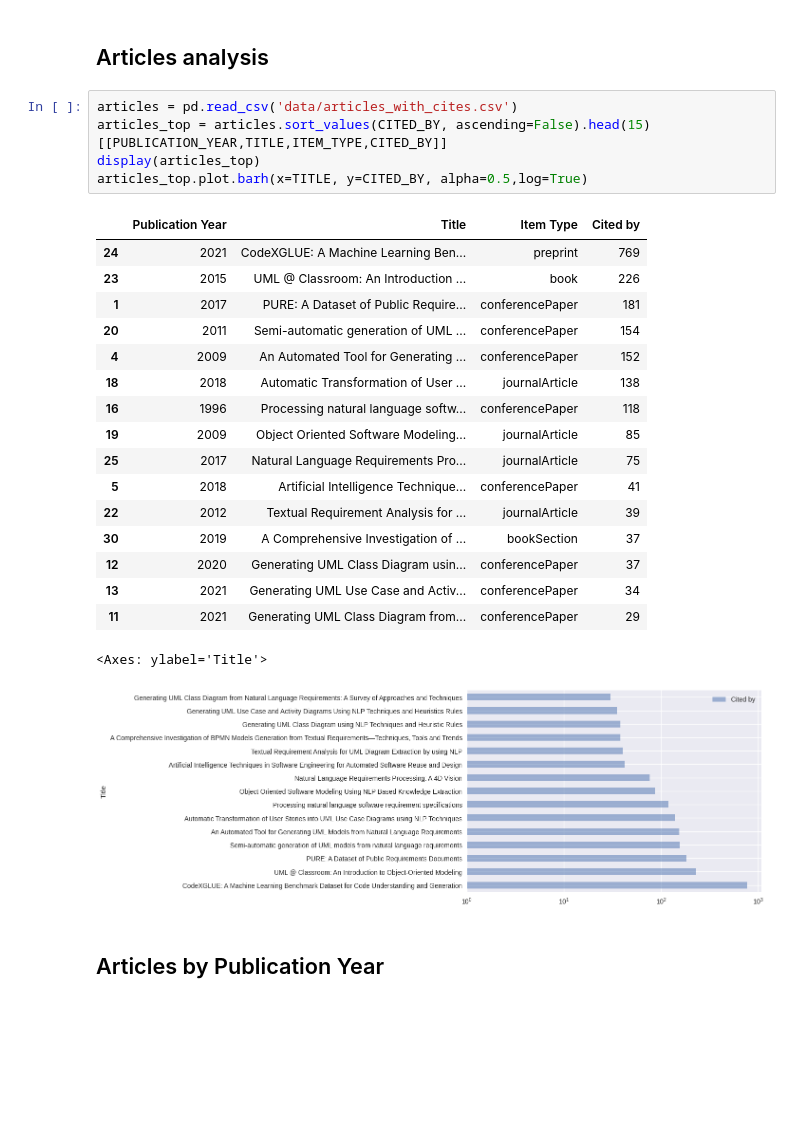
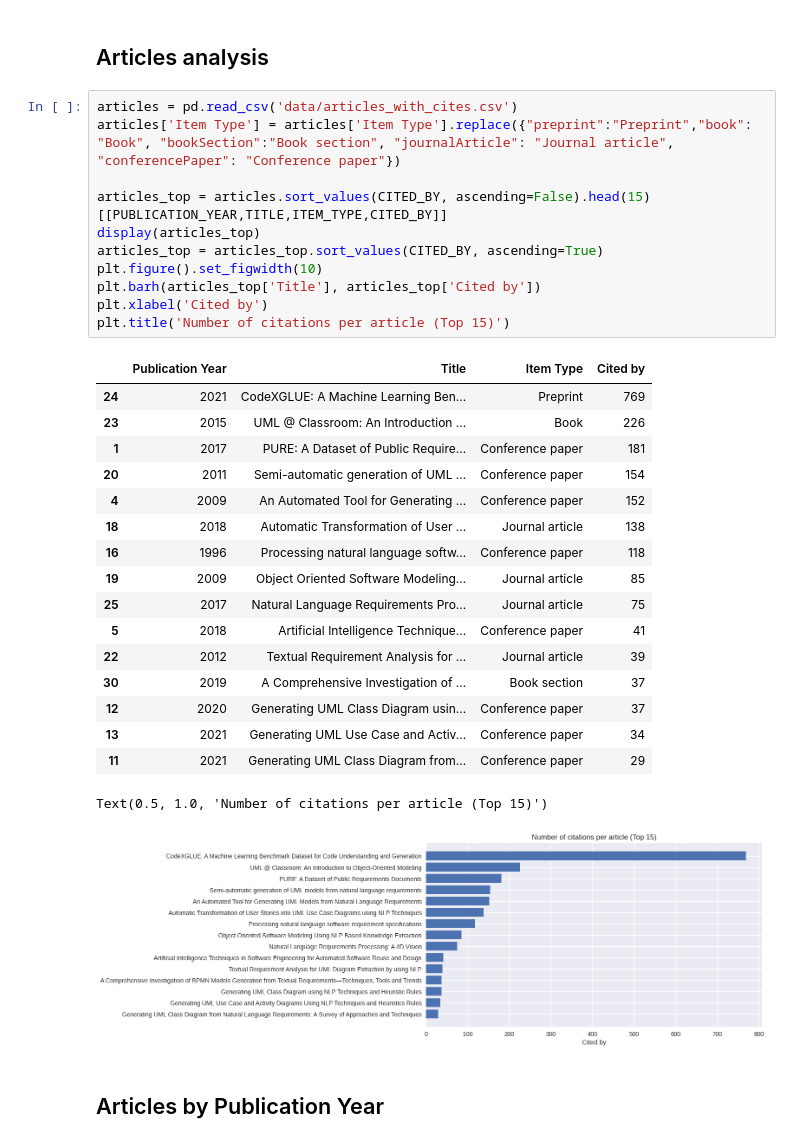
Before and after one commit to danimaniarqsoft/generative-ai-research, a Jupyter notebook: systematic-literature-review/notebook.ipynb, the cells around one changed output. Saved outputs shown, nothing was run; the diff lists cells and outputs as text; blank space fills up the shorter version.

```diff
--- a/systematic-literature-review/notebook.ipynb
+++ b/systematic-literature-review/notebook.ipynb
@@ -69,29 +70,35 @@ with open("queries/scopus_query.sql", "w") as text_file:
     print("TITLE-ABS-KEY({}) AND (LIMIT-TO(PUBYEAR,2016) OR LIMIT-TO(PUBYEAR,2017) OR LIMIT-TO(PUBYEAR,2018) OR LIMIT-TO(PUBYEAR,2019) OR LIMIT-TO(PUBYEAR,2020))".format(base_query), file=text_file)
 # %% [markdown]
 ## Articles analysis
-# %%
-articles = pd.read_csv('data/articles_with_cites.csv')
-articles_top = articles.sort_values(CITED_BY, ascending=False).head(15)[[PUBLICATION_YEAR,TITLE,ITEM_TYPE,CITED_BY]]
-display(articles_top)
-articles_top.plot.barh(x=TITLE, y=CITED_BY, alpha=0.5,log=True)
-# %% [output]
-|  | Publication Year | Title | Item Type | Cited by |
-| 24 | 2021 | CodeXGLUE: A Machine Learning Ben... | preprint | 769 |
-| 23 | 2015 | UML @ Classroom: An Introduction ... | book | 226 |
-| 1 | 2017 | PURE: A Dataset of Public Require... | conferencePaper | 181 |
-| 20 | 2011 | Semi-automatic generation of UML ... | conferencePaper | 154 |
-| 4 | 2009 | An Automated Tool for Generating ... | conferencePaper | 152 |
-| 18 | 2018 | Automatic Transformation of User ... | journalArticle | 138 |
-| 16 | 1996 | Processing natural language softw... | conferencePaper | 118 |
-| 19 | 2009 | Object Oriented Software Modeling... | journalArticle | 85 |
-| 25 | 2017 | Natural Language Requirements Pro... | journalArticle | 75 |
-| 5 | 2018 | Artificial Intelligence Technique... | conferencePaper | 41 |
-| 22 | 2012 | Textual Requirement Analysis for ... | journalArticle | 39 |
-| 30 | 2019 | A Comprehensive Investigation of ... | bookSection | 37 |
-| 12 | 2020 | Generating UML Class Diagram usin... | conferencePaper | 37 |
-| 13 | 2021 | Generating UML Use Case and Activ... | conferencePaper | 34 |
-| 11 | 2021 | Generating UML Class Diagram from... | conferencePaper | 29 |
-<Axes: ylabel='Title'>
-[figure, removed]
+# %%
+articles = pd.read_csv('data/articles_with_cites.csv')
+articles['Item Type'] = articles['Item Type'].replace({"preprint":"Preprint","book": "Book", "bookSection":"Book section", "journalArticle": "Journal article", "conferencePaper": "Conference paper"})
+
+articles_top = articles.sort_values(CITED_BY, ascending=False).head(15)[[PUBLICATION_YEAR,TITLE,ITEM_TYPE,CITED_BY]]
+display(articles_top)
+articles_top = articles_top.sort_values(CITED_BY, ascending=True)
+plt.figure().set_figwidth(10)
+plt.barh(articles_top['Title'], articles_top['Cited by'])
+plt.xlabel('Cited by')
+plt.title('Number of citations per article (Top 15)')
+# %% [output]
+|  | Publication Year | Title | Item Type | Cited by |
+| 24 | 2021 | CodeXGLUE: A Machine Learning Ben... | Preprint | 769 |
+| 23 | 2015 | UML @ Classroom: An Introduction ... | Book | 226 |
+| 1 | 2017 | PURE: A Dataset of Public Require... | Conference paper | 181 |
+| 20 | 2011 | Semi-automatic generation of UML ... | Conference paper | 154 |
+| 4 | 2009 | An Automated Tool for Generating ... | Conference paper | 152 |
+| 18 | 2018 | Automatic Transformation of User ... | Journal article | 138 |
+| 16 | 1996 | Processing natural language softw... | Conference paper | 118 |
+| 19 | 2009 | Object Oriented Software Modeling... | Journal article | 85 |
+| 25 | 2017 | Natural Language Requirements Pro... | Journal article | 75 |
+| 5 | 2018 | Artificial Intelligence Technique... | Conference paper | 41 |
+| 22 | 2012 | Textual Requirement Analysis for ... | Journal article | 39 |
+| 30 | 2019 | A Comprehensive Investigation of ... | Book section | 37 |
+| 12 | 2020 | Generating UML Class Diagram usin... | Conference paper | 37 |
+| 13 | 2021 | Generating UML Use Case and Activ... | Conference paper | 34 |
+| 11 | 2021 | Generating UML Class Diagram from... | Conference paper | 29 |
+Text(0.5, 1.0, 'Number of citations per article (Top 15)')
+[figure, added]
 # %% [markdown]
 ## Articles by Publication Year
```
Also changed, not shown: parts of 11 cells of this notebook, 2 other files.
